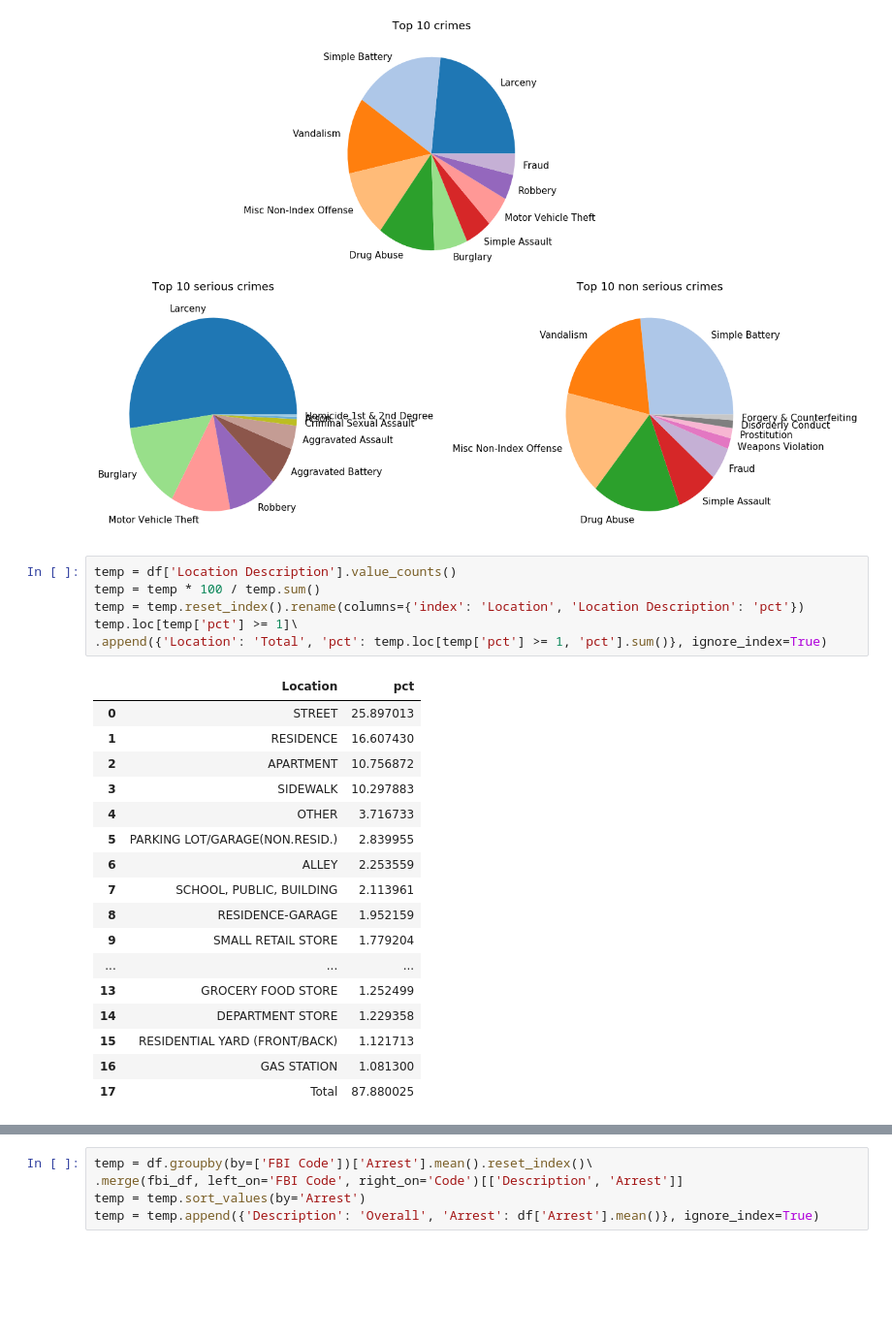
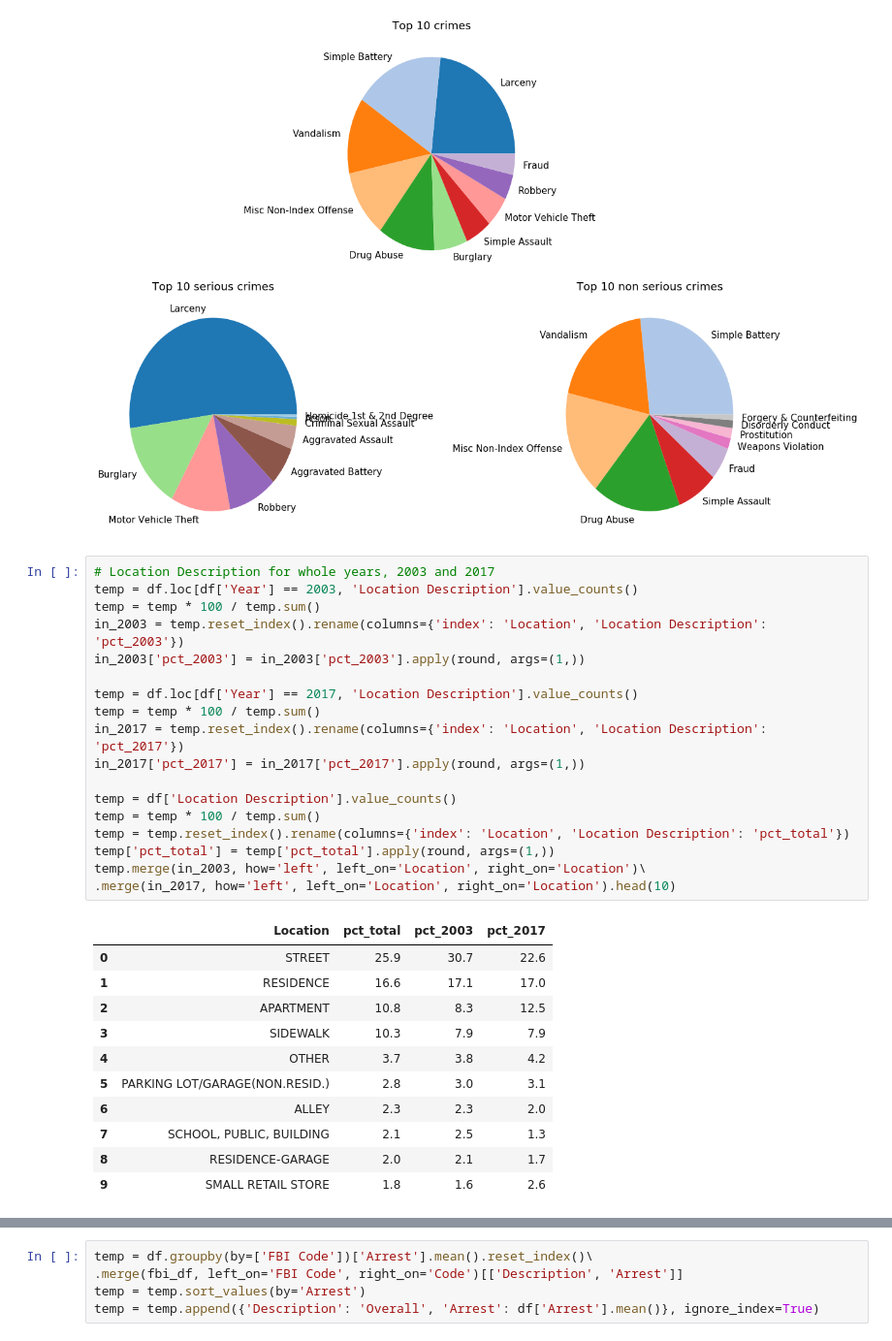
Before and after one commit to belkasanek/eda_chicago_crime_data, a Jupyter notebook: chicago_crimes_eda.ipynb, the cells around one changed output, grey strips where cells are left out. Shown at 97% size. Drawn from its saved outputs; the diff is of its cells as text; blank space fills up the shorter version.

```diff
--- a/chicago_crimes_eda.ipynb
+++ b/chicago_crimes_eda.ipynb
@@ -179,27 +170,33 @@ plt.tight_layout()
 del _temp
 # %% [output]
 [figure]
-# %%
-temp = df['Location Description'].value_counts()
-temp = temp * 100 / temp.sum()
-temp = temp.reset_index().rename(columns={'index': 'Location', 'Location Description': 'pct'})
-temp.loc[temp['pct'] >= 1]\
-.append({'Location': 'Total', 'pct': temp.loc[temp['pct'] >= 1, 'pct'].sum()}, ignore_index=True)
-# %% [output]
-|  | Location | pct |
-| 0 | STREET | 25.897013 |
-| 1 | RESIDENCE | 16.607430 |
-| 2 | APARTMENT | 10.756872 |
-| 3 | SIDEWALK | 10.297883 |
-| 4 | OTHER | 3.716733 |
-| 5 | PARKING LOT/GARAGE(NON.RESID.) | 2.839955 |
-| 6 | ALLEY | 2.253559 |
-| 7 | SCHOOL, PUBLIC, BUILDING | 2.113961 |
-| 8 | RESIDENCE-GARAGE | 1.952159 |
-| 9 | SMALL RETAIL STORE | 1.779204 |
-| ... | ... | ... |
-| 13 | GROCERY FOOD STORE | 1.252499 |
-| 14 | DEPARTMENT STORE | 1.229358 |
-| 15 | RESIDENTIAL YARD (FRONT/BACK) | 1.121713 |
-| 16 | GAS STATION | 1.081300 |
-| 17 | Total | 87.880025 |
+# %%
+# Location Description for whole years, 2003 and 2017
+temp = df.loc[df['Year'] == 2003, 'Location Description'].value_counts()
+temp = temp * 100 / temp.sum()
+in_2003 = temp.reset_index().rename(columns={'index': 'Location', 'Location Description': 'pct_2003'})
+in_2003['pct_2003'] = in_2003['pct_2003'].apply(round, args=(1,))
+
+temp = df.loc[df['Year'] == 2017, 'Location Description'].value_counts()
+temp = temp * 100 / temp.sum()
+in_2017 = temp.reset_index().rename(columns={'index': 'Location', 'Location Description': 'pct_2017'})
+in_2017['pct_2017'] = in_2017['pct_2017'].apply(round, args=(1,))
+
+temp = df['Location Description'].value_counts()
+temp = temp * 100 / temp.sum()
+temp = temp.reset_index().rename(columns={'index': 'Location', 'Location Description': 'pct_total'})
+temp['pct_total'] = temp['pct_total'].apply(round, args=(1,))
+temp.merge(in_2003, how='left', left_on='Location', right_on='Location')\
+.merge(in_2017, how='left', left_on='Location', right_on='Location').head(10)
+# %% [output]
+|  | Location | pct_total | pct_2003 | pct_2017 |
+| 0 | STREET | 25.9 | 30.7 | 22.6 |
+| 1 | RESIDENCE | 16.6 | 17.1 | 17.0 |
+| 2 | APARTMENT | 10.8 | 8.3 | 12.5 |
+| 3 | SIDEWALK | 10.3 | 7.9 | 7.9 |
+| 4 | OTHER | 3.7 | 3.8 | 4.2 |
+| 5 | PARKING LOT/GARAGE(NON.RESID.) | 2.8 | 3.0 | 3.1 |
+| 6 | ALLEY | 2.3 | 2.3 | 2.0 |
+| 7 | SCHOOL, PUBLIC, BUILDING | 2.1 | 2.5 | 1.3 |
+| 8 | RESIDENCE-GARAGE | 2.0 | 2.1 | 1.7 |
+| 9 | SMALL RETAIL STORE | 1.8 | 1.6 | 2.6 |
```
Also changed, not shown: parts of 10 cells of this notebook.
